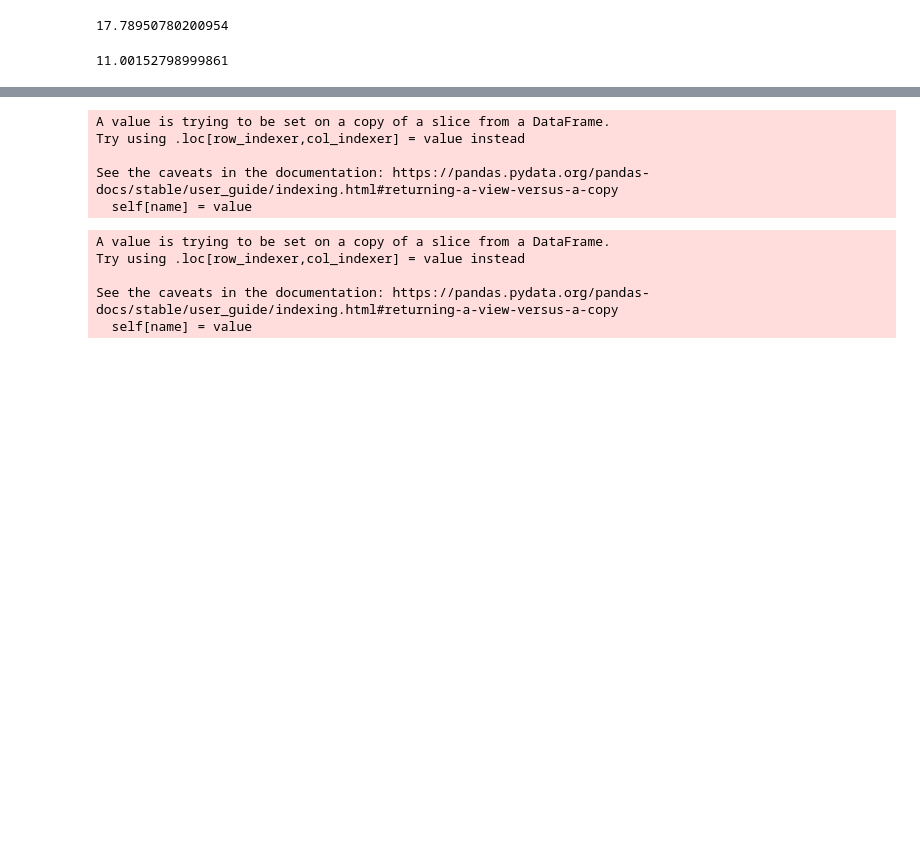
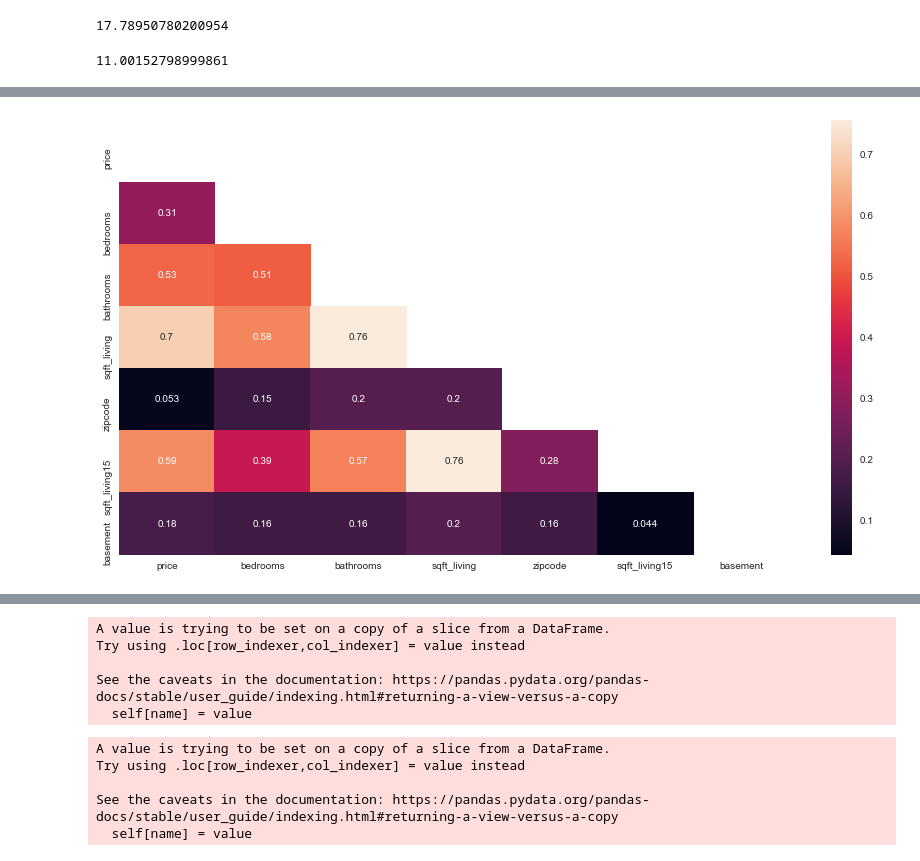
Before and after one commit to kyongminso/phase_2_project, a Jupyter notebook: Meir's Notebook.ipynb, the cells around one changed output, grey strips where cells are left out. Cells and saved outputs as stored; diff of their text form; code cells hidden in the pictures; blank space fills up the shorter version.

```diff
--- a/Meir's Notebook.ipynb
+++ b/Meir's Notebook.ipynb
@@ -156,0 +161,6 @@ sns.pairplot(numerical_df)
+# %%
+corr = abs(housing_df_clean.corr())
+fig, ax = plt.subplots(figsize=(15, 8))
+sns.heatmap(corr, mask=np.triu(np.ones_like(corr, dtype=bool)), annot=True);
+# %% [output]
+[figure, added]
```
Also changed, not shown: parts of 94 cells of this notebook.
